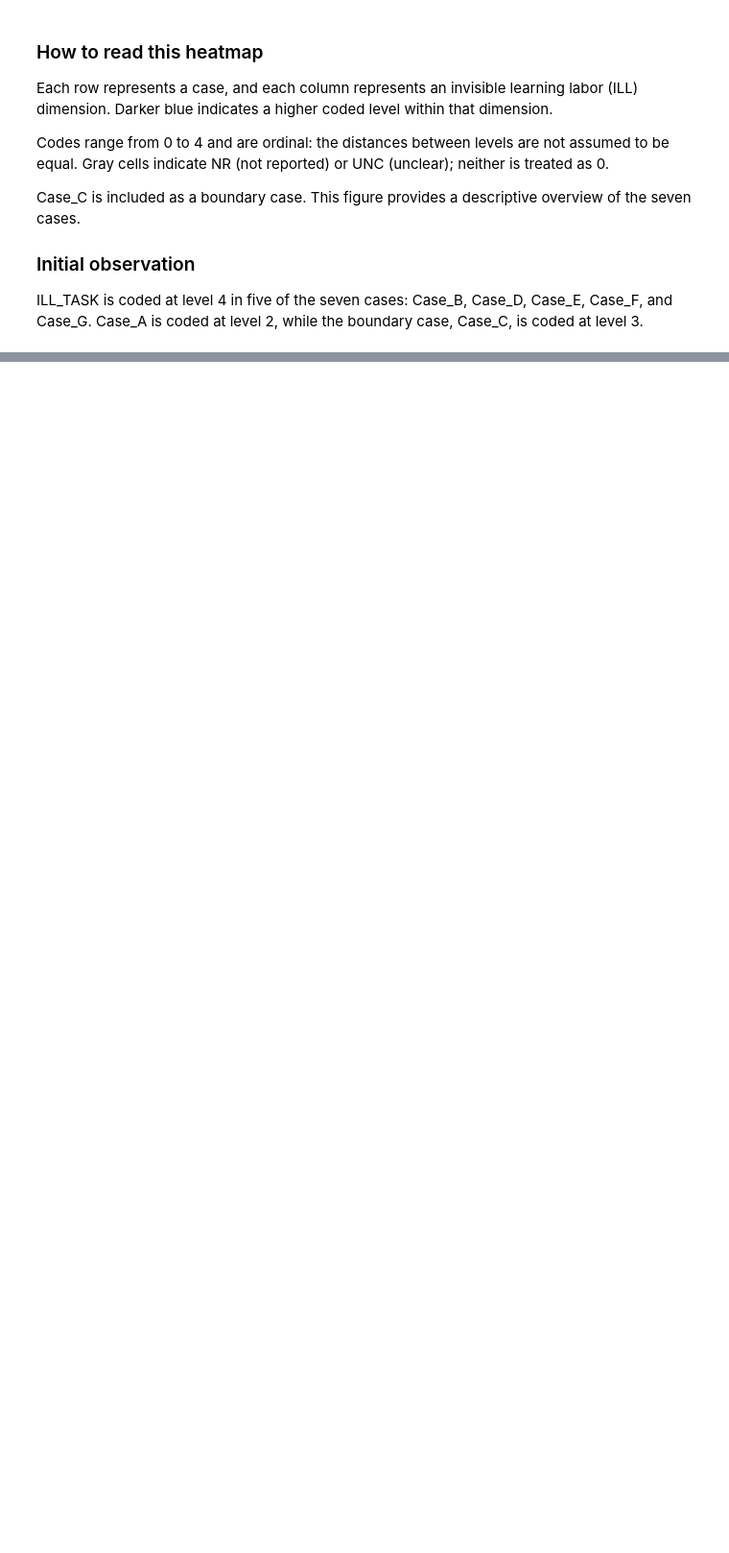
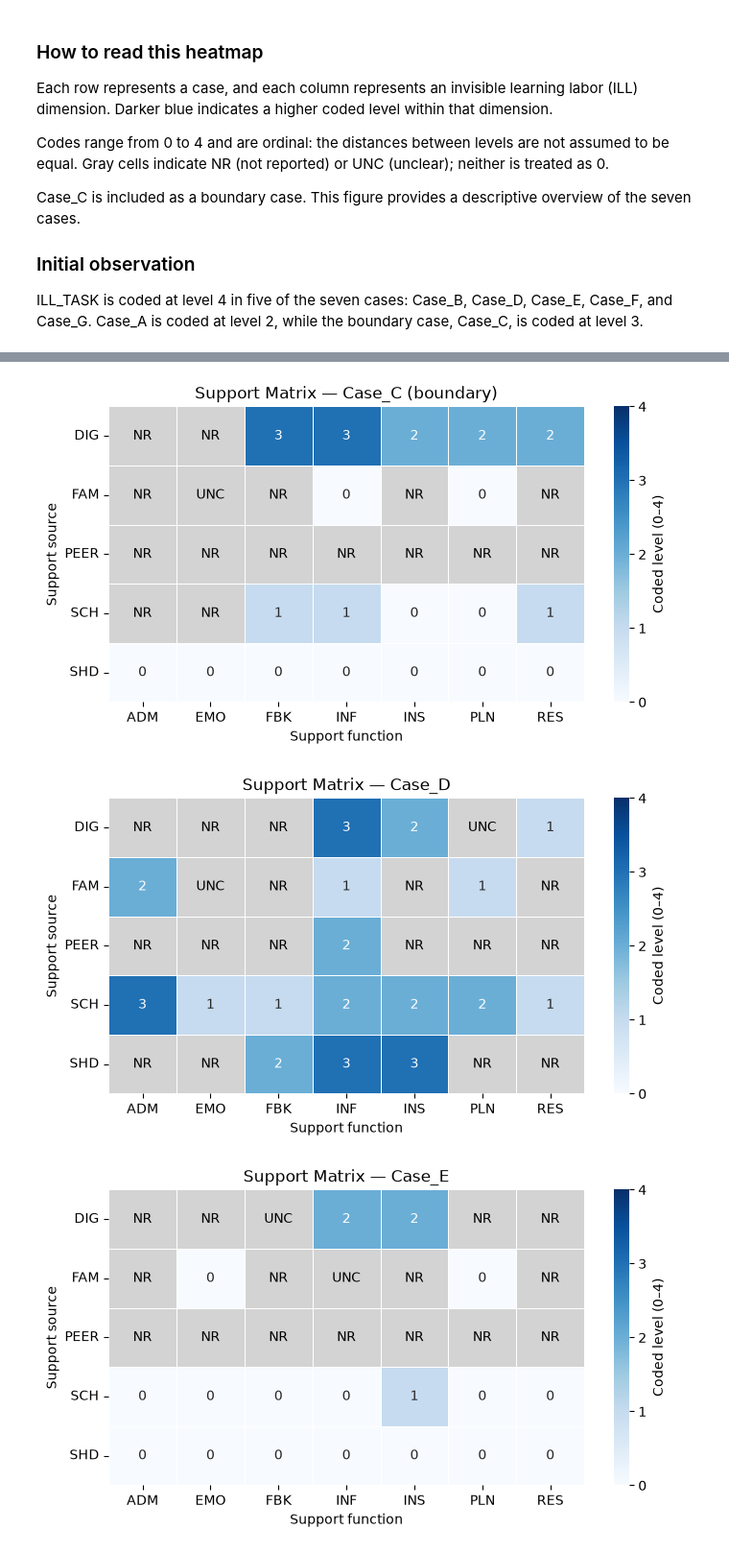
Before and after one commit to Joy090810/standardized-test-fairness, a Jupyter notebook: notebooks/01_data_overview.ipynb, the cells around one changed output, grey strips where cells are left out. Shown at 96% size. Cells and saved outputs as stored; diff of their text form; code cells hidden in the pictures; blank space fills up the shorter version.

```diff
--- a/notebooks/01_data_overview.ipynb
+++ b/notebooks/01_data_overview.ipynb
@@ -166,0 +369,10 @@ ILL_TASK is coded at level 4 in five of the seven cases: Case_B, Case_D, Case_E,
+# %%
+cases = ["Case_C", "Case_D", "Case_E", "Case_F", "Case_G"]
+
+for case_id in cases:
+    save_path = f"../figures/{case_id.lower()}_support_heatmap.png"
+    plot_support_matrix(case_id, save_path=save_path)
+# %% [output]
+[figure, added]
+[figure, added]
+[figure, added]
```
Also changed, not shown: parts of 16 cells of this notebook, 7 other files.
